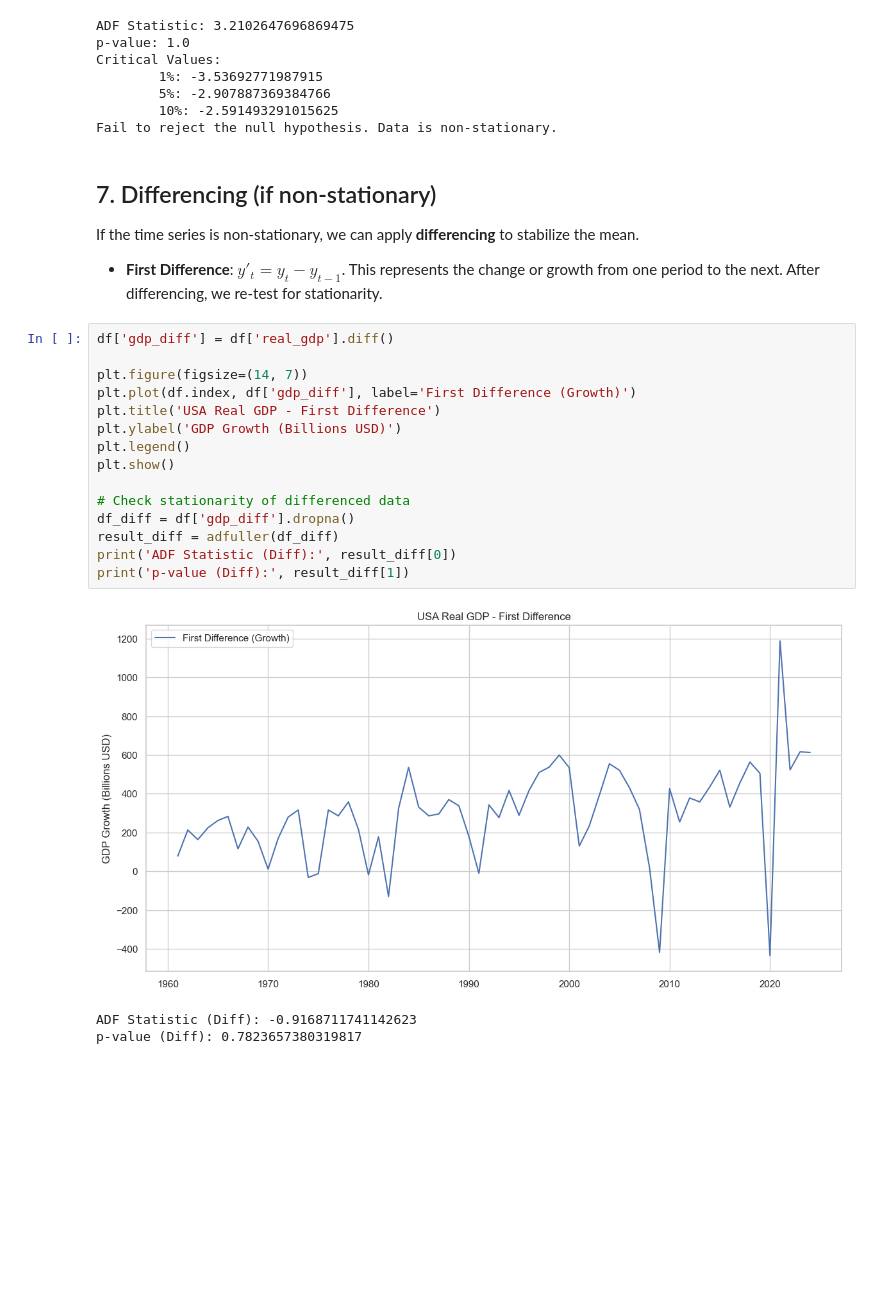
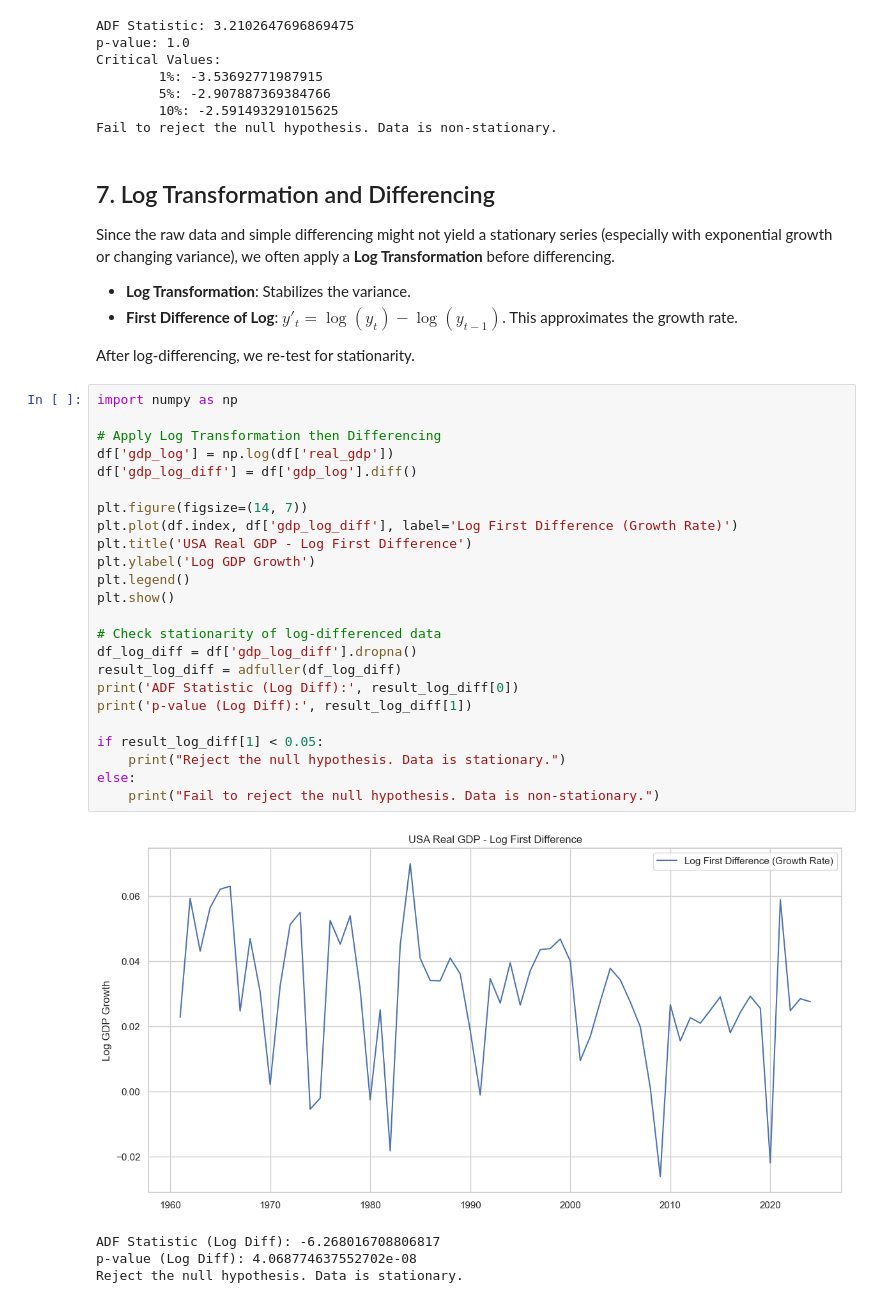
Before and after one commit to ContiHan/Statistika, a Jupyter notebook: exploration_data_analyses/01_eda_wb_usa_real_gdp_yearly.ipynb, the cells around one changed output. Cells and saved outputs as stored; diff of their text form; blank space fills up the shorter version.

Commit message:
add better transform to stacionarity to yearly data

```diff
--- a/exploration_data_analyses/01_eda_wb_usa_real_gdp_yearly.ipynb
+++ b/exploration_data_analyses/01_eda_wb_usa_real_gdp_yearly.ipynb
@@ -156,26 +156,38 @@ Critical Values:
         10%: -2.591493291015625
 Fail to reject the null hypothesis. Data is non-stationary.
 # %% [markdown]
-## 7. Differencing (if non-stationary)
-If the time series is non-stationary, we can apply **differencing** to stabilize the mean.
-- **First Difference**: $y'_t = y_t - y_{t-1}$. This represents the change or growth from one period to the next.
-After differencing, we re-test for stationarity.
+## 7. Log Transformation and Differencing
+Since the raw data and simple differencing might not yield a stationary series (especially with exponential growth or changing variance), we often apply a **Log Transformation** before differencing.
+- **Log Transformation**: Stabilizes the variance.
+- **First Difference of Log**: $y'_t = \log(y_t) - \log(y_{t-1})$. This approximates the growth rate.
+
+After log-differencing, we re-test for stationarity.
 # %%
-df['gdp_diff'] = df['real_gdp'].diff()
+import numpy as np
+
+# Apply Log Transformation then Differencing
+df['gdp_log'] = np.log(df['real_gdp'])
+df['gdp_log_diff'] = df['gdp_log'].diff()
 
 plt.figure(figsize=(14, 7))
-plt.plot(df.index, df['gdp_diff'], label='First Difference (Growth)')
-plt.title('USA Real GDP - First Difference')
-plt.ylabel('GDP Growth (Billions USD)')
+plt.plot(df.index, df['gdp_log_diff'], label='Log First Difference (Growth Rate)')
+plt.title('USA Real GDP - Log First Difference')
+plt.ylabel('Log GDP Growth')
 plt.legend()
 plt.show()
 
-# Check stationarity of differenced data
-df_diff = df['gdp_diff'].dropna()
-result_diff = adfuller(df_diff)
-print('ADF Statistic (Diff):', result_diff[0])
-print('p-value (Diff):', result_diff[1])
+# Check stationarity of log-differenced data
+df_log_diff = df['gdp_log_diff'].dropna()
+result_log_diff = adfuller(df_log_diff)
+print('ADF Statistic (Log Diff):', result_log_diff[0])
+print('p-value (Log Diff):', result_log_diff[1])
+
+if result_log_diff[1] < 0.05:
+    print("Reject the null hypothesis. Data is stationary.")
+else:
+    print("Fail to reject the null hypothesis. Data is non-stationary.")
 # %% [output]
-[figure, old version]
+[figure, new version]
-ADF Statistic (Diff): -0.9168711741142623
-p-value (Diff): 0.7823657380319817
+ADF Statistic (Log Diff): -6.268016708806817
+p-value (Log Diff): 4.068774637552702e-08
+Reject the null hypothesis. Data is stationary.
```
